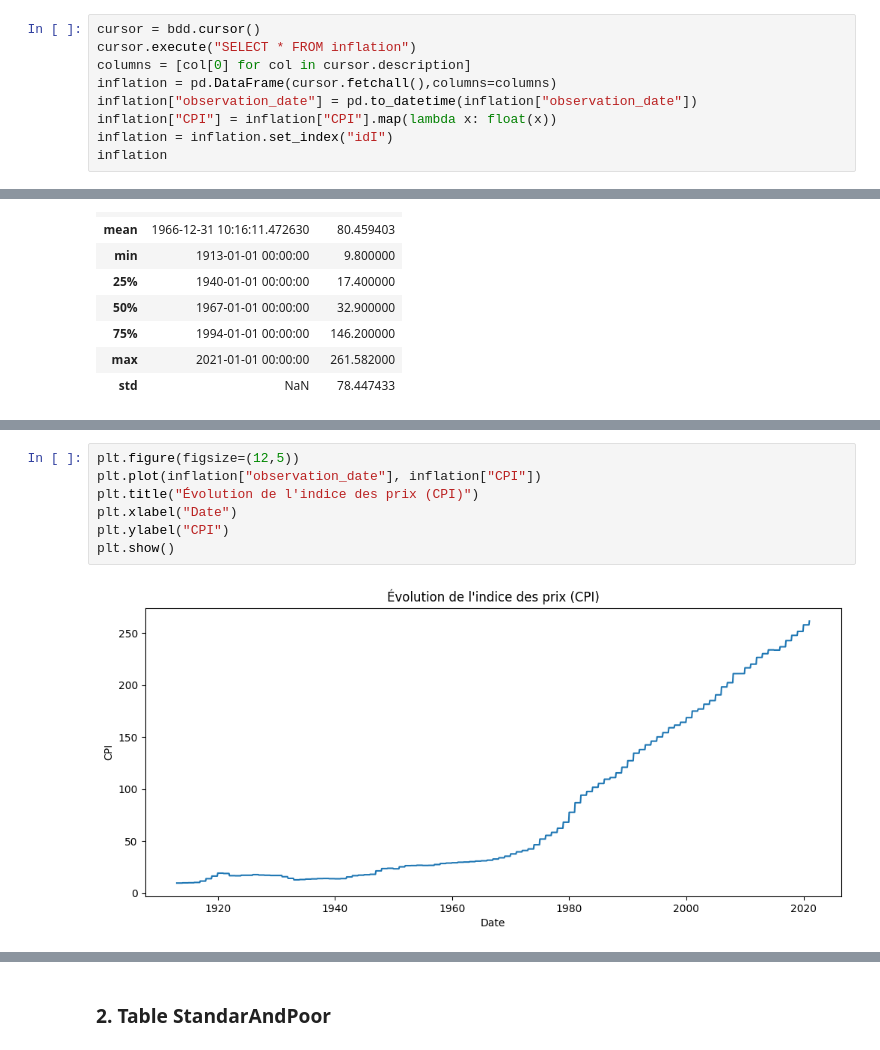
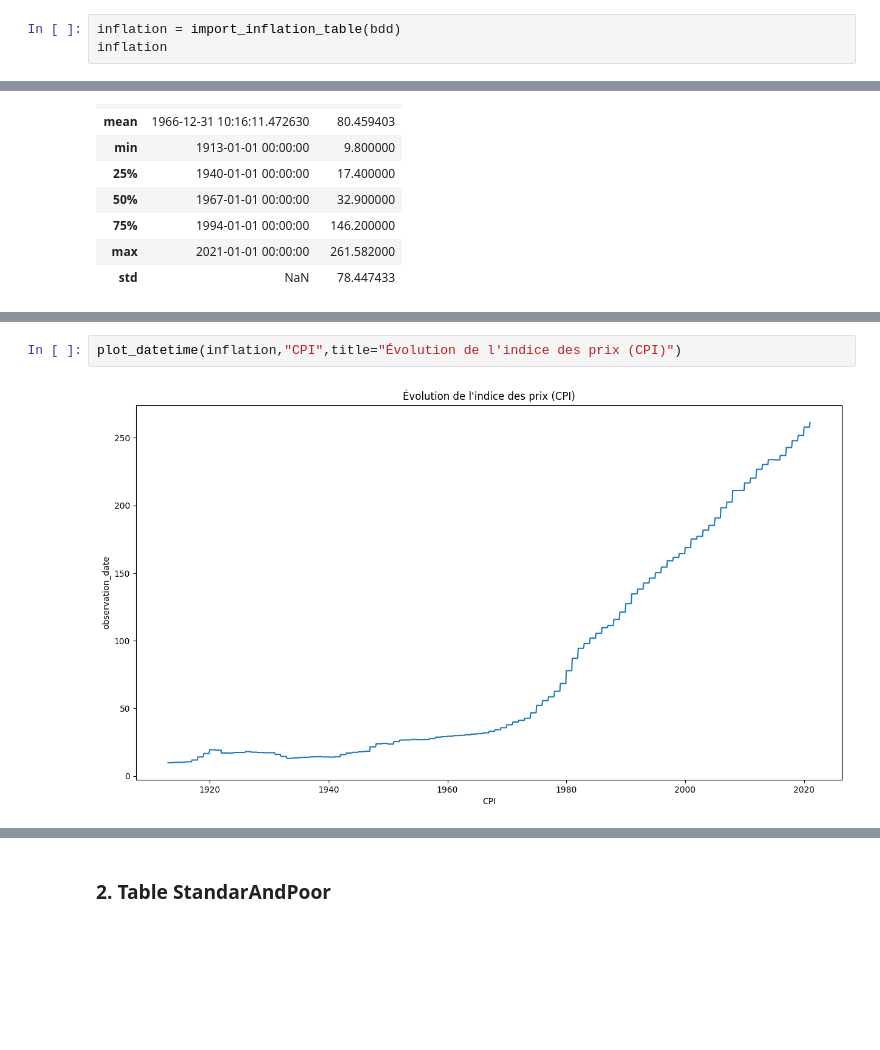
Before and after one commit to gcolpari/STOCKMARKET_PREDICTION-, a Jupyter notebook: AED.ipynb, the cells around one changed output, grey strips where cells are left out. Cells and saved outputs as stored; diff of their text form; blank space fills up the shorter version.

```diff
--- a/AED.ipynb
+++ b/AED.ipynb
@@ -46,13 +98,7 @@ def plot_linear(df):
 # %% [markdown]
 ### 1.Inflation
 # %%
-cursor = bdd.cursor()
-cursor.execute("SELECT * FROM inflation")
-columns = [col[0] for col in cursor.description]
-inflation = pd.DataFrame(cursor.fetchall(),columns=columns)
-inflation["observation_date"] = pd.to_datetime(inflation["observation_date"])
-inflation["CPI"] = inflation["CPI"].map(lambda x: float(x))
-inflation = inflation.set_index("idI")
+inflation = import_inflation_table(bdd)
 inflation
 # %% [output]
 |  | observation_date | CPI |
@@ -91,11 +134,6 @@ plt.show()
 # %%
-plt.figure(figsize=(12,5))
-plt.plot(inflation["observation_date"], inflation["CPI"])
-plt.title("Évolution de l'indice des prix (CPI)")
-plt.xlabel("Date")
-plt.ylabel("CPI")
-plt.show()
+plot_datetime(inflation,"CPI",title="Évolution de l'indice des prix (CPI)")
 # %% [output]
-[figure, old version]
+[figure, new version]
 # %%
 
```
Also changed, not shown: parts of 13 cells of this notebook.
